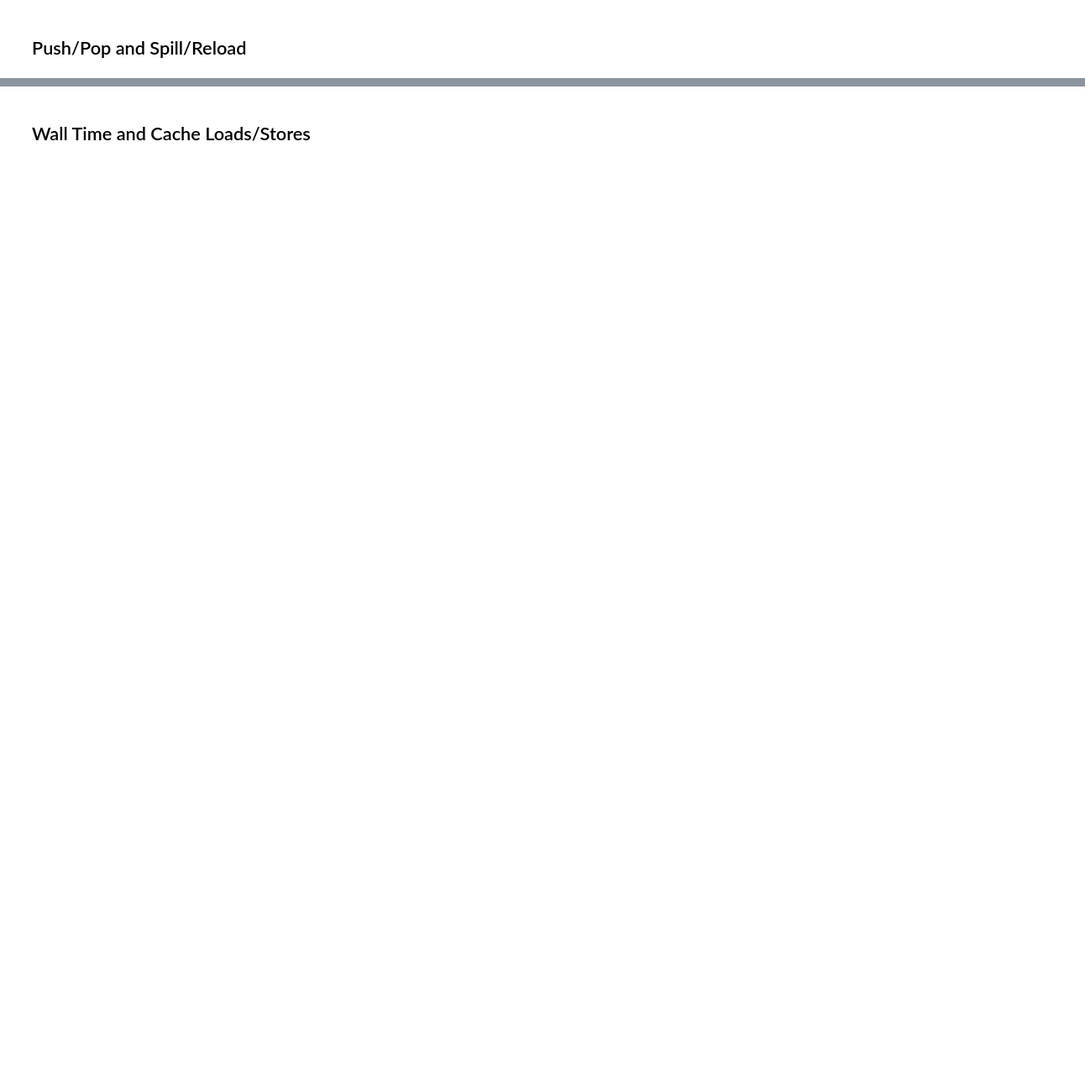
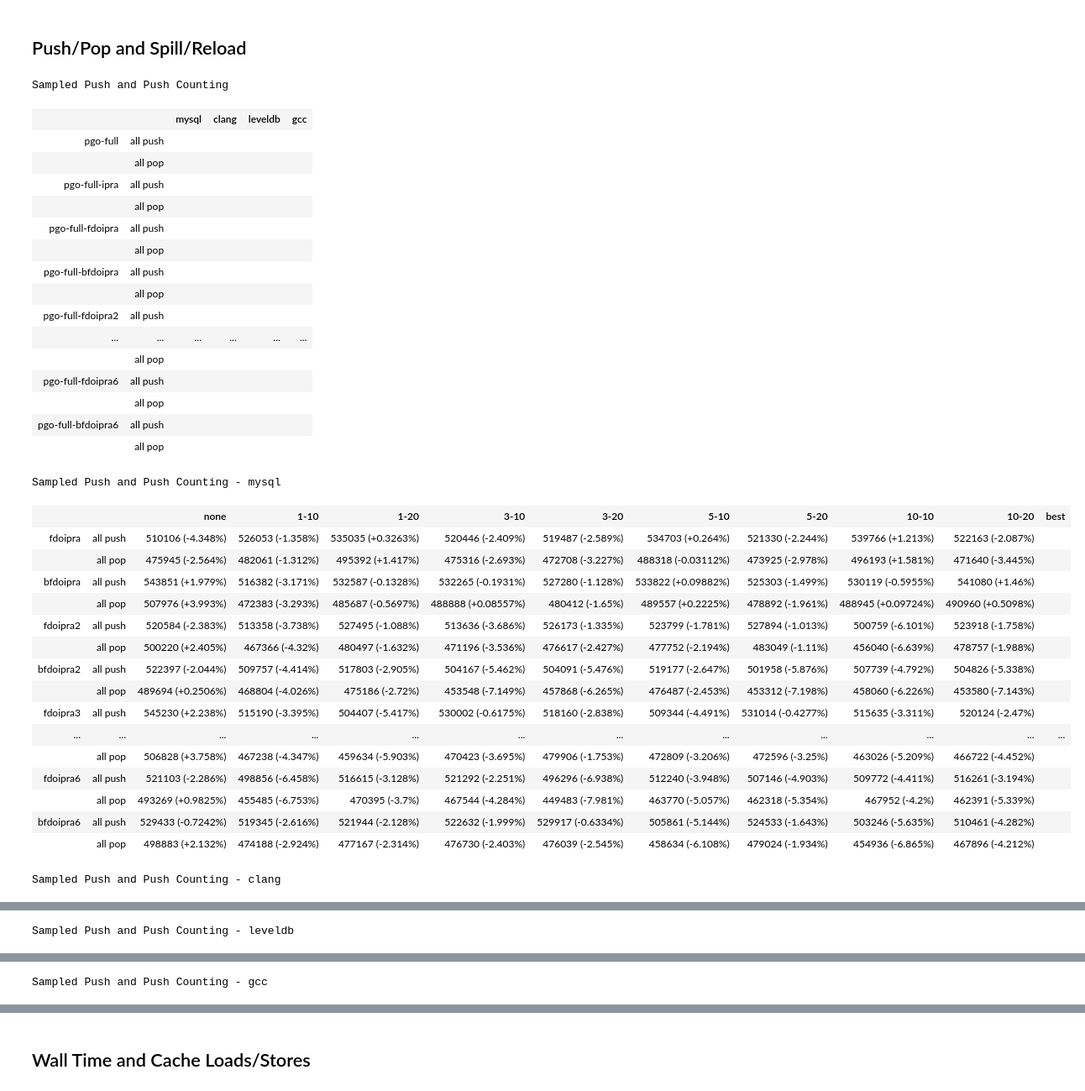
Before and after one commit to sunxfancy/IPRA-exp, a Jupyter notebook: benchmarks/report.ipynb, the cells around one changed output, grey strips where cells are left out. Shown: that part at 84% size. Drawn from its saved outputs; the diff is of its cells as text; code cells hidden in the pictures; blank space fills up the shorter version.

```diff
--- a/benchmarks/report.ipynb
+++ b/benchmarks/report.ipynb
@@ -3,6 +3,7 @@
 # %%
 BUILD_DIR = '../build/benchmarks/'
 BASELINE = 'pgo-full'
+REG1_PROFILE = ['all push', 'all pop', 'in_unlikely push', 'in_unlikely pop', 'in_hot push', 'in_hot pop', 'in_split push', 'in_split pop', 'in_startup push', 'in_startup pop']
 REG_PROFILE = ['dynamic push', 'dynamic pop', 'dynamic spill', 'dynamic reload']
 PERF_PROFILE = ['instructions', 'cycles', 'L1-icache-miss', 'L1-dcache-loads', 'L1-dcache-stores', 'time elapsed']
 VARANT = ['none'] + ["{}-{}".format(i, j) for i in [1,3,5,10] for j in [10, 20]]
@@ -164,6 +199,17 @@ Benchmarks = load_build_folder(BUILD_DIR)
 # %%
+color_palette = ['#388e3c', '#8bc34a', '#cae774', '#fff59d', '#ffbe5b', '#ed6d54', '#dd4747' ]
+color_range = [-100, -3, -1, -0.1, 0.1, 1, 3, 10000]
+def gen_color(better):
+    for i in range(0, 7):
+        if color_range[i] < better and better <= color_range[i+1]:
+            return color_palette[i]
+def gen_span(cell, better):
+    return "{} (<span style='color: {};'>{:+.4}%</span>)".format(
+            cell,
+            gen_color(better),
+            better)
 
-def show_regprof(Bench: Benchmark, actions):
+def show_regprof(title, Bench: Benchmark, actions):
     data = []
     header = VARANT
     for case in FDOIPRA:
@@ -178,24 +224,16 @@ def show_regprof(Bench: Benchmark, actions):
                     row.append('')
                     continue
                 cell, _ = Bench.get(action, 'pgo-full-'+case, var)
-                row.append(
-                    "{} (<span style='color: {};'>{:+.4}%</span>)".format(
-                        cell,
-                        'red' if better >= 0 else 'green',
-                        better))
+                row.append(gen_span(cell, better))
             cell = Bench.best(action, 'pgo-full-'+case)
             base, _ = Bench.get(action, BASELINE, 'none')
             if cell==None or base == None:
                 row.append('')
             else:
                 better = (cell - base) * 100 / base
-                row.append(
-                        "{} (<span style='color: {};'>{:+.4}%</span>)".format(
-                            cell,
-                            'red' if better >= 0 else 'green',
-                            better))
+                row.append(gen_span(cell, better))
             data.append(row)
-    printTable(data, ['', ''] + header + ['best'], Bench.name, len(actions))
+    printTable(data, ['', ''] + header + ['best'], title + " - " + Bench.name, len(actions))
 
 def show_regprof_summary(title, actions):
     data = []
@@ -213,12 +251,49 @@ def show_regprof_summary(title, actions):
                     row.append('')
                     continue
                 better = (cell - base) * 100 / base
-                row.append(
-                    "{} (<span style='color: {};'>{:+.4}%</span>)".format(
-                        cell,
-                        'red' if better >= 0 else 'green',
-                        better))
+                row.append(gen_span(cell, better))
             data.append(row)
     printTable(data, header, title, len(actions))
 # %% [markdown]
 ## Push/Pop and Spill/Reload
+# %%
+show_regprof_summary("Sampled Push and Push Counting", ['all push', 'all pop'])
+
+for bench in Benchmarks:
+    show_regprof("Sampled Push and Push Counting", bench, ['all push', 'all pop'])
+# %% [output]
+Sampled Push and Push Counting
+|  |  | mysql | clang | leveldb | gcc |
+| pgo-full | all push |  |  |  |  |
+|  | all pop |  |  |  |  |
+| pgo-full-ipra | all push |  |  |  |  |
+|  | all pop |  |  |  |  |
+| pgo-full-fdoipra | all push |  |  |  |  |
+|  | all pop |  |  |  |  |
+| pgo-full-bfdoipra | all push |  |  |  |  |
+|  | all pop |  |  |  |  |
+| pgo-full-fdoipra2 | all push |  |  |  |  |
+| ... | ... | ... | ... | ... | ... |
+|  | all pop |  |  |  |  |
+| pgo-full-fdoipra6 | all push |  |  |  |  |
+|  | all pop |  |  |  |  |
+| pgo-full-bfdoipra6 | all push |  |  |  |  |
+|  | all pop |  |  |  |  |
+Sampled Push and Push Counting - mysql
+|  |  | none | 1-10 | 1-20 | 3-10 | 3-20 | 5-10 | 5-20 | 10-10 | 10-20 | best |
+| fdoipra | all push | 510106 (-4.348%) | 526053 (-1.358%) | 535035 (+0.3263%) | 520446 (-2.409%) | 519487 (-2.589%) | 534703 (+0.264%) | 521330 (-2.244%) | 539766 (+1.213%) | 522163 (-2.087%) |  |
+|  | all pop | 475945 (-2.564%) | 482061 (-1.312%) | 495392 (+1.417%) | 475316 (-2.693%) | 472708 (-3.227%) | 488318 (-0.03112%) | 473925 (-2.978%) | 496193 (+1.581%) | 471640 (-3.445%) |  |
+| bfdoipra | all push | 543851 (+1.979%) | 516382 (-3.171%) | 532587 (-0.1328%) | 532265 (-0.1931%) | 527280 (-1.128%) | 533822 (+0.09882%) | 525303 (-1.499%) | 530119 (-0.5955%) | 541080 (+1.46%) |  |
+|  | all pop | 507976 (+3.993%) | 472383 (-3.293%) | 485687 (-0.5697%) | 488888 (+0.08557%) | 480412 (-1.65%) | 489557 (+0.2225%) | 478892 (-1.961%) | 488945 (+0.09724%) | 490960 (+0.5098%) |  |
+| fdoipra2 | all push | 520584 (-2.383%) | 513358 (-3.738%) | 527495 (-1.088%) | 513636 (-3.686%) | 526173 (-1.335%) | 523799 (-1.781%) | 527894 (-1.013%) | 500759 (-6.101%) | 523918 (-1.758%) |  |
+|  | all pop | 500220 (+2.405%) | 467366 (-4.32%) | 480497 (-1.632%) | 471196 (-3.536%) | 476617 (-2.427%) | 477752 (-2.194%) | 483049 (-1.11%) | 456040 (-6.639%) | 478757 (-1.988%) |  |
+| bfdoipra2 | all push | 522397 (-2.044%) | 509757 (-4.414%) | 517803 (-2.905%) | 504167 (-5.462%) | 504091 (-5.476%) | 519177 (-2.647%) | 501958 (-5.876%) | 507739 (-4.792%) | 504826 (-5.338%) |  |
+|  | all pop | 489694 (+0.2506%) | 468804 (-4.026%) | 475186 (-2.72%) | 453548 (-7.149%) | 457868 (-6.265%) | 476487 (-2.453%) | 453312 (-7.198%) | 458060 (-6.226%) | 453580 (-7.143%) |  |
+| fdoipra3 | all push | 545230 (+2.238%) | 515190 (-3.395%) | 504407 (-5.417%) | 530002 (-0.6175%) | 518160 (-2.838%) | 509344 (-4.491%) | 531014 (-0.4277%) | 515635 (-3.311%) | 520124 (-2.47%) |  |
+| ... | ... | ... | ... | ... | ... | ... | ... | ... | ... | ... | ... |
+|  | all pop | 506828 (+3.758%) | 467238 (-4.347%) | 459634 (-5.903%) | 470423 (-3.695%) | 479906 (-1.753%) | 472809 (-3.206%) | 472596 (-3.25%) | 463026 (-5.209%) | 466722 (-4.452%) |  |
+| fdoipra6 | all push | 521103 (-2.286%) | 498856 (-6.458%) | 516615 (-3.128%) | 521292 (-2.251%) | 496296 (-6.938%) | 512240 (-3.948%) | 507146 (-4.903%) | 509772 (-4.411%) | 516261 (-3.194%) |  |
+|  | all pop | 493269 (+0.9825%) | 455485 (-6.753%) | 470395 (-3.7%) | 467544 (-4.284%) | 449483 (-7.981%) | 463770 (-5.057%) | 462318 (-5.354%) | 467952 (-4.2%) | 462391 (-5.339%) |  |
+| bfdoipra6 | all push | 529433 (-0.7242%) | 519345 (-2.616%) | 521944 (-2.128%) | 522632 (-1.999%) | 529917 (-0.6334%) | 505861 (-5.144%) | 524533 (-1.643%) | 503246 (-5.635%) | 510461 (-4.282%) |  |
+|  | all pop | 498883 (+2.132%) | 474188 (-2.924%) | 477167 (-2.314%) | 476730 (-2.403%) | 476039 (-2.545%) | 458634 (-6.108%) | 479024 (-1.934%) | 454936 (-6.865%) | 467896 (-4.212%) |  |
+Sampled Push and Push Counting - clang
@@ -224,0 +316 @@ def show_regprof_summary(title, actions):
+Sampled Push and Push Counting - leveldb
@@ -224,0 +333 @@ def show_regprof_summary(title, actions):
+Sampled Push and Push Counting - gcc
```
Also changed, not shown: parts of 7 cells of this notebook, 17 other files.
